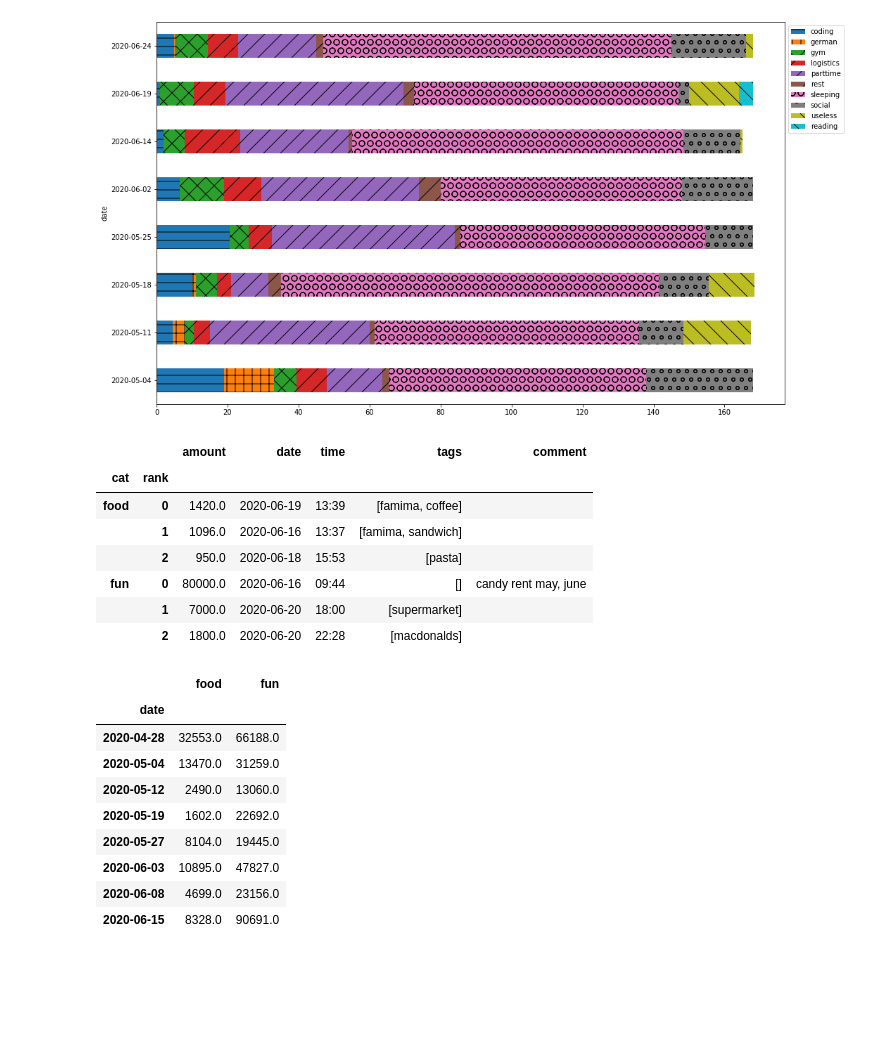
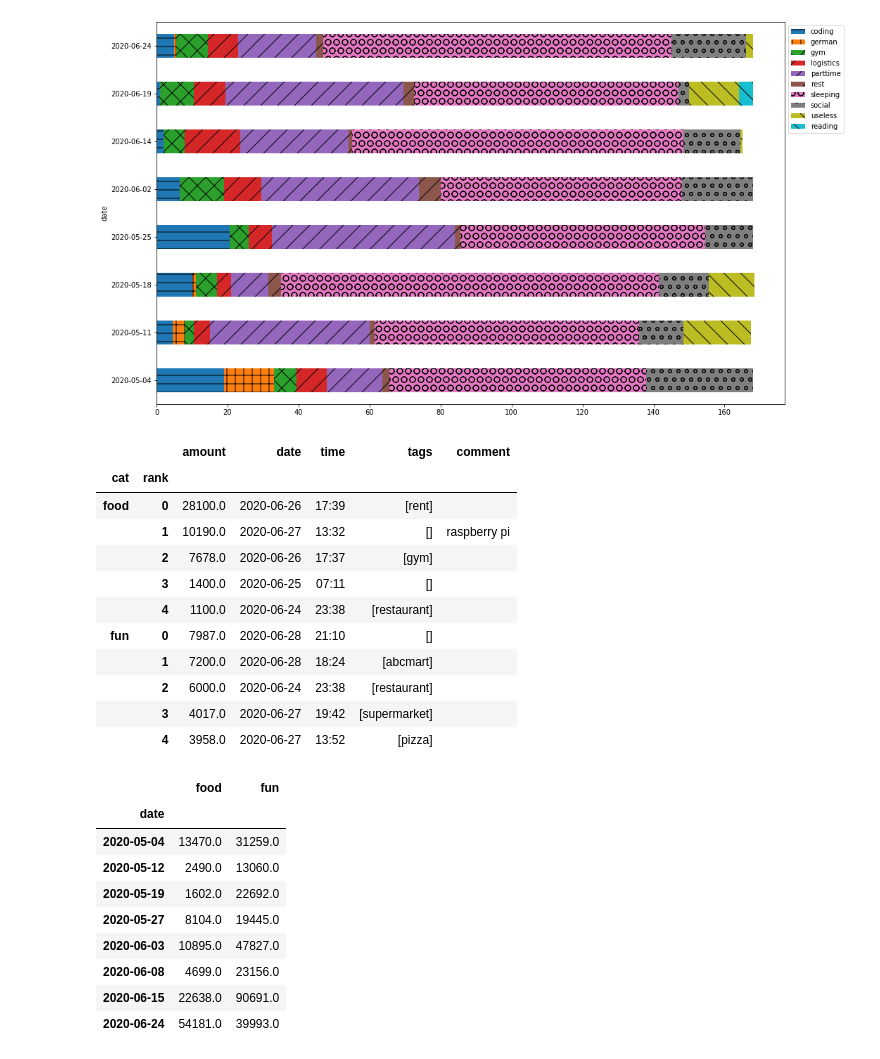
Before and after one commit to nailbiter/for, a Jupyter notebook: forjupiter/weekly-analysis.ipynb, the cells around one changed output. Cells and saved outputs as stored; diff of their text form; code cells hidden in the pictures; blank space fills up the shorter version.

```diff
--- a/forjupiter/weekly-analysis.ipynb
+++ b/forjupiter/weekly-analysis.ipynb
@@ -98,48 +98,51 @@ timecoll = client.logistics["alex.money"].with_options(codec_options=CodecOption
 time_df = pd.DataFrame(timecoll.find().sort("date",pymongo.DESCENDING))
 # %%
 import pandas as pd
+from datetime import datetime, timedelta
 
 _time_df = time_df.copy()
-_time_df["week"] = _time_df["date"].apply(lambda d:d.date().isocalendar()[1])
-_time_df["year"] = _time_df["date"].apply(lambda d:d.date().isocalendar()[0])
+_time_df = pd.DataFrame([{**r, "week":r["date"].date().isocalendar()[:2]} for r in _time_df.to_dict(orient="records")])
 
-last_week_idx = _time_df.iloc[0].week
-year = _time_df.iloc[0].year
-_time_df = _time_df[(last_week_idx > _time_df["week"]) & (_time_df["week"] >(last_week_idx-WEEKS-1)) & (_time_df["year"]==year)]
-
-N = 3
+N = 5
 top_n_items = []
 for name,group in _time_df.groupby(["week","category"]):
     week, cat = name
-    if week!=last_week_idx-1:
+    if week!=((datetime.now()-timedelta(days=7)).date().isocalendar()[:2]):
         continue
     top_n_items.extend([
         {f"amount":amount, f"date": date.strftime("%Y-%m-%d"),"time":date.strftime("%H:%M"), f"tags": tags, f"comment":comment,"rank":ii,"cat":cat}
         for ii,(amount,date,tags,comment)
         in enumerate(sorted(zip(list(group["amount"]), list(group["date"]), list(group["tags"]), list(group["comment"])), key=lambda i:i[0],reverse=True)[:N])
     ])
 
 pd.DataFrame(top_n_items).set_index(["cat","rank"])
 # %% [output]
 |  |  | amount | date | time | tags | comment |
 | cat | rank |  |  |  |  |  |
-| food | 0 | 1420.0 | 2020-06-19 | 13:39 | [famima, coffee] |  |
-|  | 1 | 1096.0 | 2020-06-16 | 13:37 | [famima, sandwich] |  |
-|  | 2 | 950.0 | 2020-06-18 | 15:53 | [pasta] |  |
-| fun | 0 | 80000.0 | 2020-06-16 | 09:44 | [] | candy rent may, june |
-|  | 1 | 7000.0 | 2020-06-20 | 18:00 | [supermarket] |  |
-|  | 2 | 1800.0 | 2020-06-20 | 22:28 | [macdonalds] |  |
+| food | 0 | 28100.0 | 2020-06-26 | 17:39 | [rent] |  |
+|  | 1 | 10190.0 | 2020-06-27 | 13:32 | [] | raspberry pi |
+|  | 2 | 7678.0 | 2020-06-26 | 17:37 | [gym] |  |
+|  | 3 | 1400.0 | 2020-06-25 | 07:11 | [] |  |
+|  | 4 | 1100.0 | 2020-06-24 | 23:38 | [restaurant] |  |
+| fun | 0 | 7987.0 | 2020-06-28 | 21:10 | [] |  |
+|  | 1 | 7200.0 | 2020-06-28 | 18:24 | [abcmart] |  |
+|  | 2 | 6000.0 | 2020-06-24 | 23:38 | [restaurant] |  |
+|  | 3 | 4017.0 | 2020-06-27 | 19:42 | [supermarket] |  |
+|  | 4 | 3958.0 | 2020-06-27 | 13:52 | [pizza] |  |
 # %%
-time_df["week"] = time_df["date"].apply(lambda d:d.date().isocalendar()[1])
-time_df["year"] = time_df["date"].apply(lambda d:d.date().isocalendar()[0])
+from datetime import datetime
 
-last_week_idx = time_df.iloc[0].week
-year = time_df.iloc[0].year
-time_df = time_df[(last_week_idx > time_df["week"]) & (time_df["week"] >(last_week_idx-WEEKS-1)) & (time_df["year"]==year)]
+_df = time_df.copy()
+_df["week"] = _df["date"].apply(lambda d:d.date().isocalendar()[1])
+_df["year"] = _df["date"].apply(lambda d:d.date().isocalendar()[0])
+
+last_week_idx = datetime.now().date().isocalendar()[1]
+year = _df.iloc[0].year
+_df = _df[(last_week_idx > _df["week"]) & (_df["week"] >(last_week_idx-WEEKS-1)) & (_df["year"]==year)]
 
 arr = dict()
 cats = set()
-for name,group in time_df.groupby(["week","category"]):
+for name,group in _df.groupby(["week","category"]):
     (week,cat) = name
     if(week not in arr):
         arr[week] = dict()
@@ -154,14 +157,14 @@ time_grouped_df
 # %% [output]
 |  | food | fun |
 | date |  |  |
-| 2020-04-28 | 32553.0 | 66188.0 |
 | 2020-05-04 | 13470.0 | 31259.0 |
 | 2020-05-12 | 2490.0 | 13060.0 |
 | 2020-05-19 | 1602.0 | 22692.0 |
 | 2020-05-27 | 8104.0 | 19445.0 |
 | 2020-06-03 | 10895.0 | 47827.0 |
 | 2020-06-08 | 4699.0 | 23156.0 |
-| 2020-06-15 | 8328.0 | 90691.0 |
+| 2020-06-15 | 22638.0 | 90691.0 |
+| 2020-06-24 | 54181.0 | 39993.0 |
 # %%
 plt.figure()
 time_grouped_df.plot.bar(figsize=(16,10),stacked=True)
```
Also changed, not shown: parts of 1 cell of this notebook.
